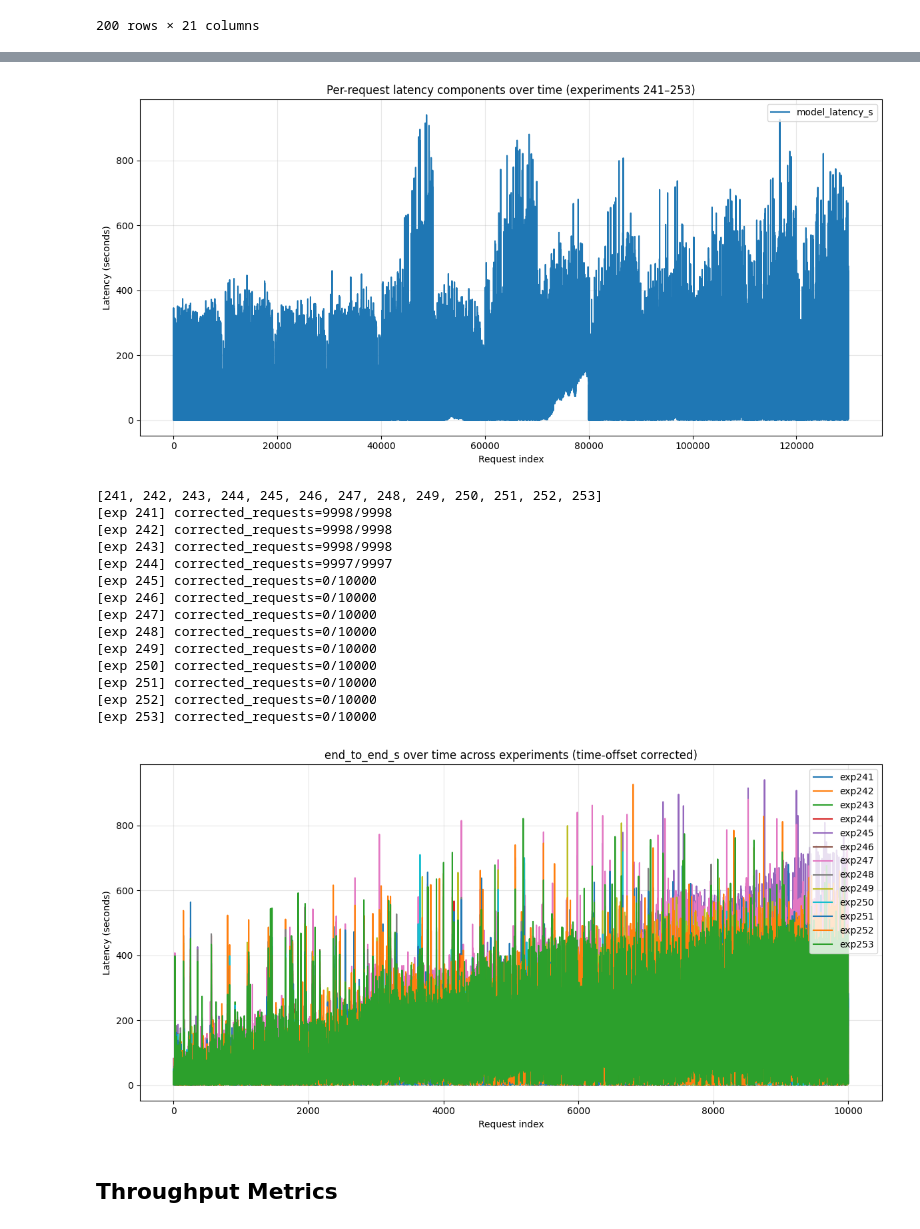
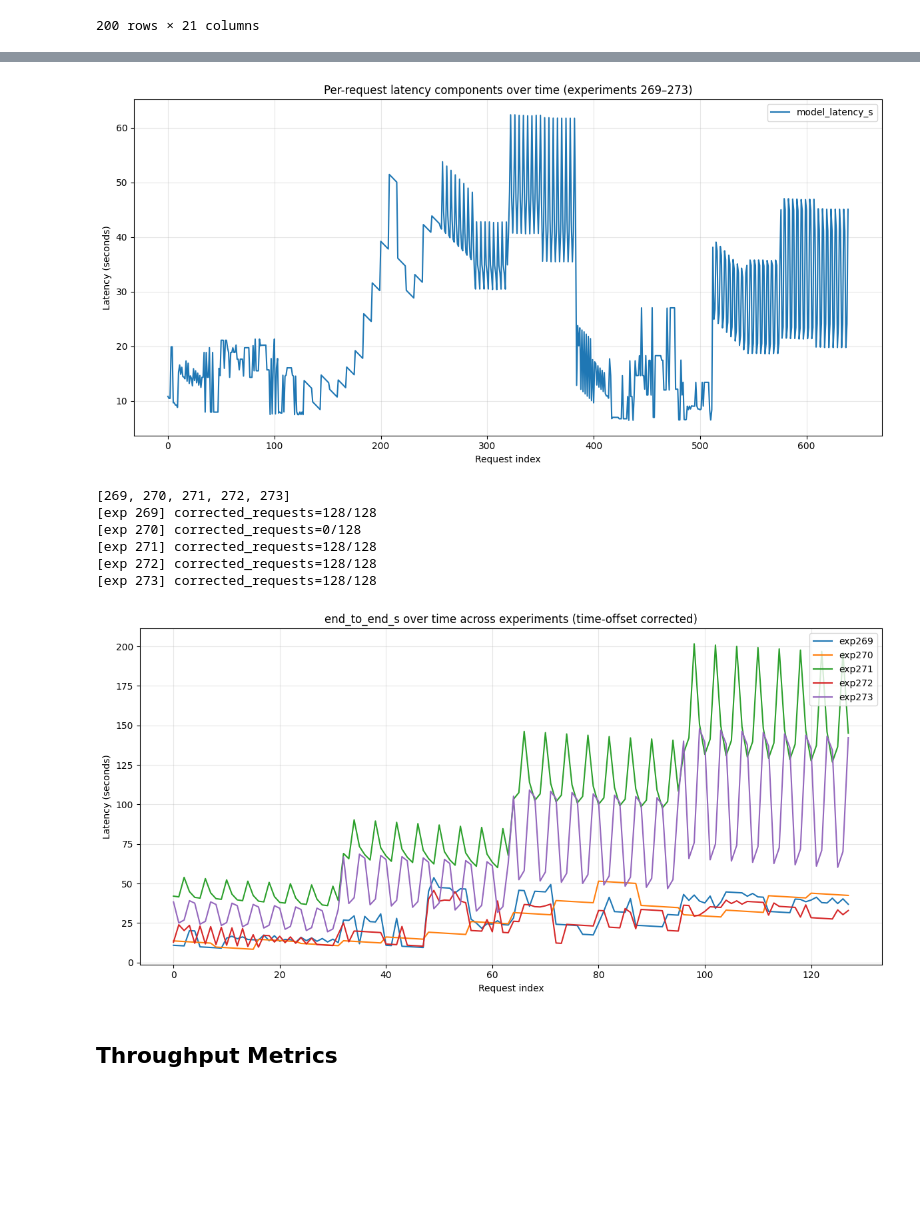
Before and after one commit to immengzi/LLM-LA, a Jupyter notebook: microservice/analysis.ipynb, the cells around one changed output, grey strips where cells are left out. Drawn from its saved outputs; the diff is of its cells as text; code cells hidden in the pictures; blank space fills up the shorter version.

```diff
--- a/microservice/analysis.ipynb
+++ b/microservice/analysis.ipynb
@@ -54,7 +54,7 @@ pd.set_option('display.max_colwidth', None)
 # experiments = experiments_from_series(series_ids)
 
 # Option B: by start/end range
-experiments = list(range(241, 254))
+experiments = list(range(269, 274))
 
 print(experiments)
 
@@ -100,7 +100,7 @@ import numpy as np
 # experiments = experiments_from_series(series_ids)
 
 # Option B: by start/end range
-experiments = list(range(241, 254))
+experiments = list(range(269, 274))
 
 print(experiments)
 # ---------------------------
@@ -241,7 +241,7 @@ import matplotlib.pyplot as plt
 # exp_id = 1
 
 # Option B: by start/end range
-experiments = list(range(241, 254))
+experiments = list(range(269, 274))
 # ---------------------------
 
 import pandas as pd
@@ -277,7 +277,7 @@ plt.legend(loc="upper right")
 plt.grid(True, alpha=0.3)
 plt.tight_layout()
 # %% [output]
-[figure, old version]
+[figure, new version]
 # %%
 from experiment_analysis import load_experiment_latencies, experiments_from_series
 import matplotlib.pyplot as plt
@@ -288,7 +288,7 @@ import matplotlib.pyplot as plt
 # experiments = experiments_from_series(series_ids)
 
 # Option B: by start/end range
-experiments = list(range(241, 254))
+experiments = list(range(269, 274))
 
 # experiments = [142]
 print(experiments)
@@ -311,48 +311,40 @@ plt.figure(figsize=(12, 6))
 for exp_id in experiments:
     df = (
         load_experiment_latencies(
             exp_id=exp_id,
             apply_time_offset_correction=APPLY_TIME_OFFSETS,
         )
         .sort_values("idx")
         .reset_index(drop=True)
     )
     # (optional) sanity: how many requests actually got corrected?
     if APPLY_TIME_OFFSETS and "applied_time_offset_s" in df.columns:
         n_corr = int(df["applied_time_offset_s"].notna().sum())
         print(f"[exp {exp_id}] corrected_requests={n_corr}/{len(df)}")
     if metric not in df.columns:
         print(f"Skipping exp{exp_id}: {metric} not found")
         continue
     x = df["idx"]
     y = df[metric]
     plt.plot(x, y, label=f"exp{exp_id}")
 plt.xlabel("Request index")
 plt.ylabel("Latency (seconds)")
 plt.title(
     f"{metric} over time across experiments "
     + ("(time-offset corrected)" if APPLY_TIME_OFFSETS else "(raw clocks)")
 )
 plt.legend(loc="upper right")
 plt.grid(True, alpha=0.3)
 plt.tight_layout()
 plt.show()
 # %% [output]
-[241, 242, 243, 244, 245, 246, 247, 248, 249, 250, 251, 252, 253]
-[exp 241] corrected_requests=9998/9998
-[exp 242] corrected_requests=9998/9998
-[exp 243] corrected_requests=9998/9998
-[exp 244] corrected_requests=9997/9997
-[exp 245] corrected_requests=0/10000
-[exp 246] corrected_requests=0/10000
-[exp 247] corrected_requests=0/10000
-[exp 248] corrected_requests=0/10000
-[exp 249] corrected_requests=0/10000
-[exp 250] corrected_requests=0/10000
-[exp 251] corrected_requests=0/10000
-[exp 252] corrected_requests=0/10000
-[exp 253] corrected_requests=0/10000
+[269, 270, 271, 272, 273]
+[exp 269] corrected_requests=128/128
+[exp 270] corrected_requests=0/128
+[exp 271] corrected_requests=128/128
+[exp 272] corrected_requests=128/128
+[exp 273] corrected_requests=128/128
-[figure, old version]
+[figure, new version]
 # %% [markdown]
 ## Throughput Metrics
 # %%
```
Also changed, not shown: parts of 10 cells of this notebook, 9 other files.
